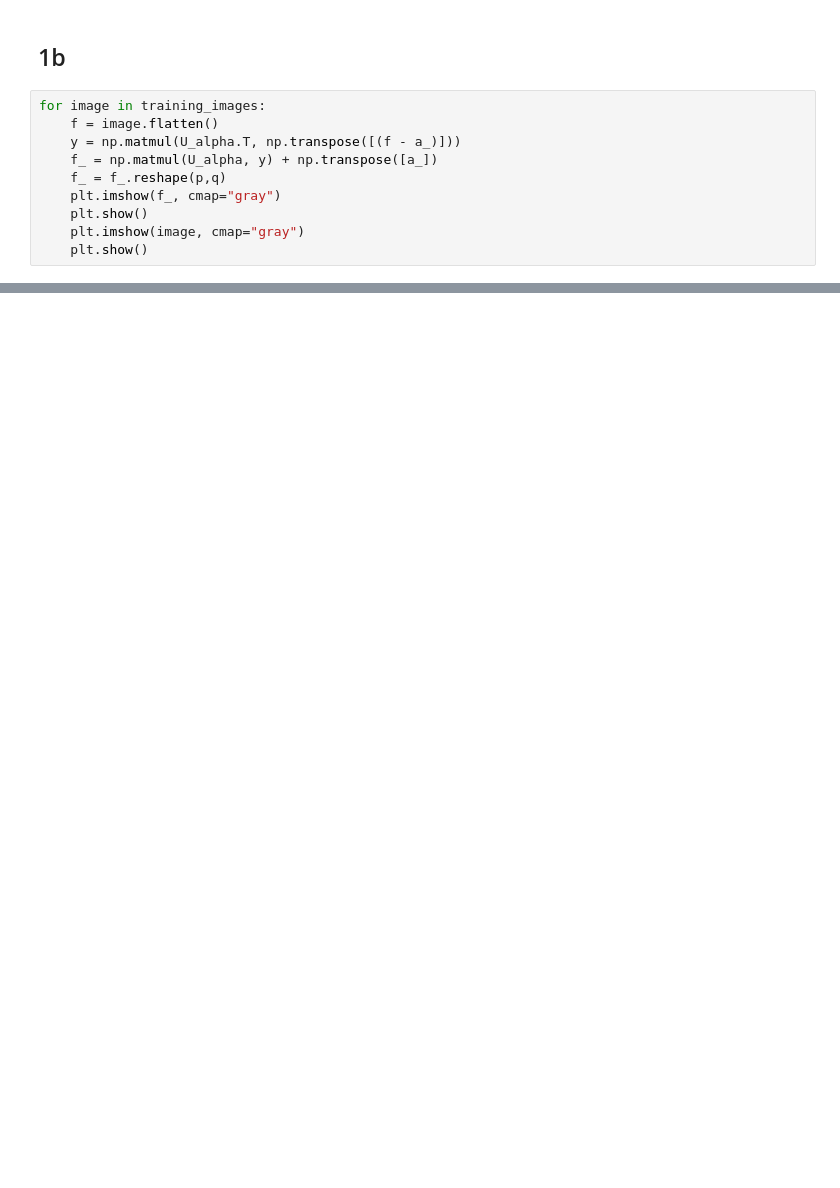
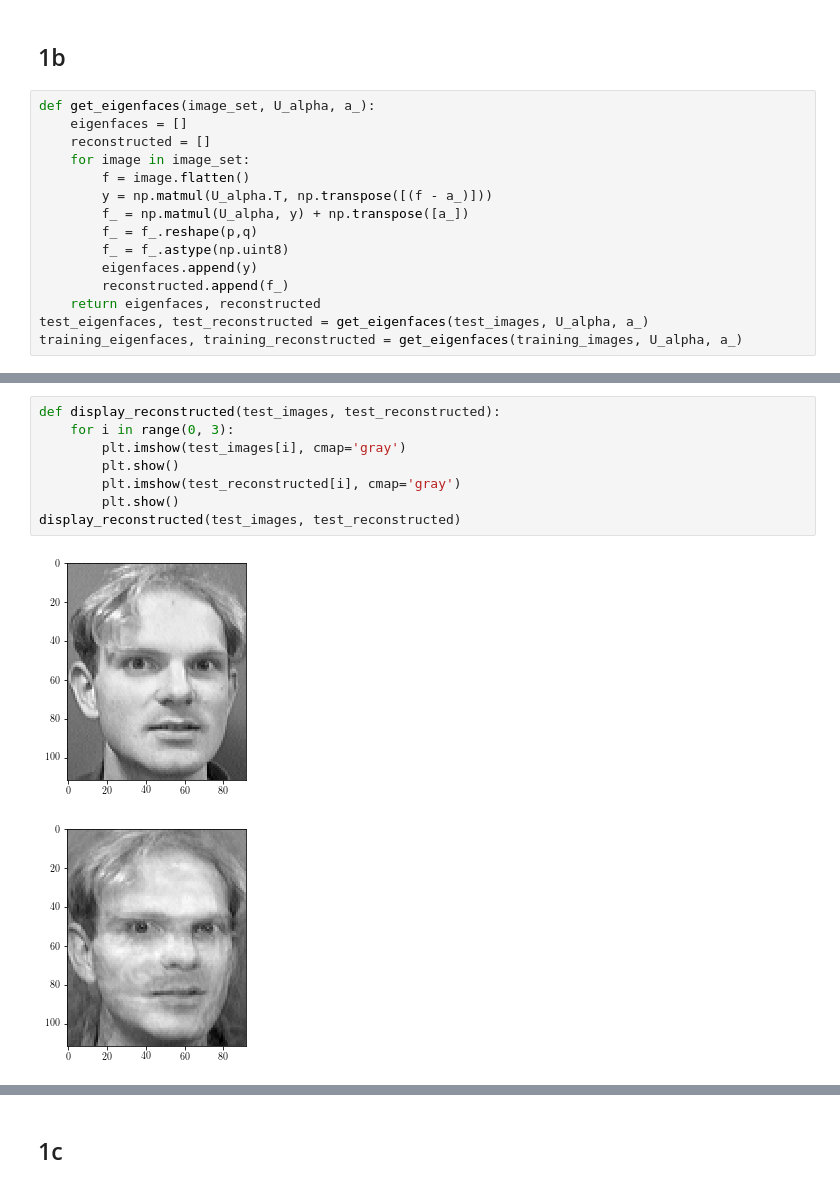
Before and after one commit to Michael-Shepherd/ComputerVision, a Jupyter notebook: Assignment5/Assignment5.ipynb, the cells around one changed output, grey strips where cells are left out. Cells and saved outputs as stored; diff of their text form; blank space fills up the shorter version.

```diff
--- a/Assignment5/Assignment5.ipynb
+++ b/Assignment5/Assignment5.ipynb
@@ -104,12 +109,17 @@ Eigenfaces:
 # %% [markdown]
 ## 1b
 # %%
-for image in training_images:
-    f = image.flatten()
-    y = np.matmul(U_alpha.T, np.transpose([(f - a_)]))
-    f_ = np.matmul(U_alpha, y) + np.transpose([a_])
-    f_ = f_.reshape(p,q)
-    plt.imshow(f_, cmap="gray")
-    plt.show()
-    plt.imshow(image, cmap="gray")
-    plt.show()
+def get_eigenfaces(image_set, U_alpha, a_):
+    eigenfaces = []
+    reconstructed = []
+    for image in image_set:
+        f = image.flatten()
+        y = np.matmul(U_alpha.T, np.transpose([(f - a_)]))
+        f_ = np.matmul(U_alpha, y) + np.transpose([a_])
+        f_ = f_.reshape(p,q)
+        f_ = f_.astype(np.uint8)
+        eigenfaces.append(y)
+        reconstructed.append(f_)
+    return eigenfaces, reconstructed
+test_eigenfaces, test_reconstructed = get_eigenfaces(test_images, U_alpha, a_)
+training_eigenfaces, training_reconstructed = get_eigenfaces(training_images, U_alpha, a_)
@@ -129,0 +126,11 @@ for image in training_images:
+# %%
+def display_reconstructed(test_images, test_reconstructed):
+    for i in range(0, 3):
+        plt.imshow(test_images[i], cmap='gray')
+        plt.show()
+        plt.imshow(test_reconstructed[i], cmap='gray')
+        plt.show()
+display_reconstructed(test_images, test_reconstructed)
+# %% [output]
+[figure, added]
+[figure, added]
@@ -129,0 +141,2 @@ for image in training_images:
+# %% [markdown]
+## 1c
```
Also changed, not shown: parts of 14 cells of this notebook, 20 other files.
